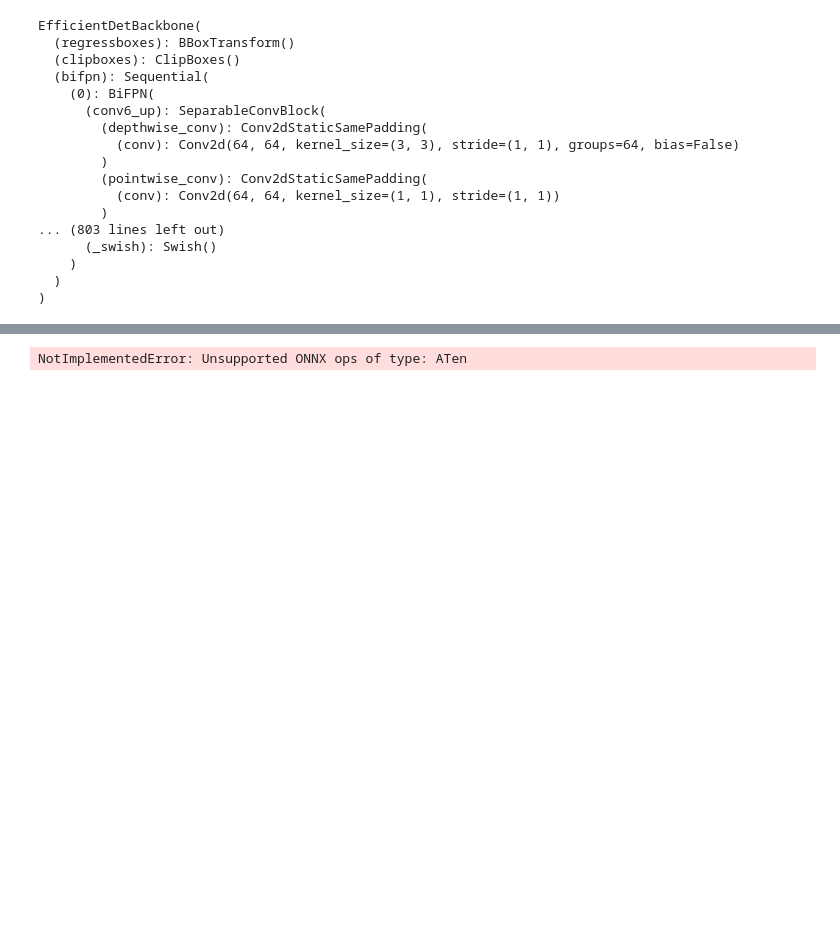
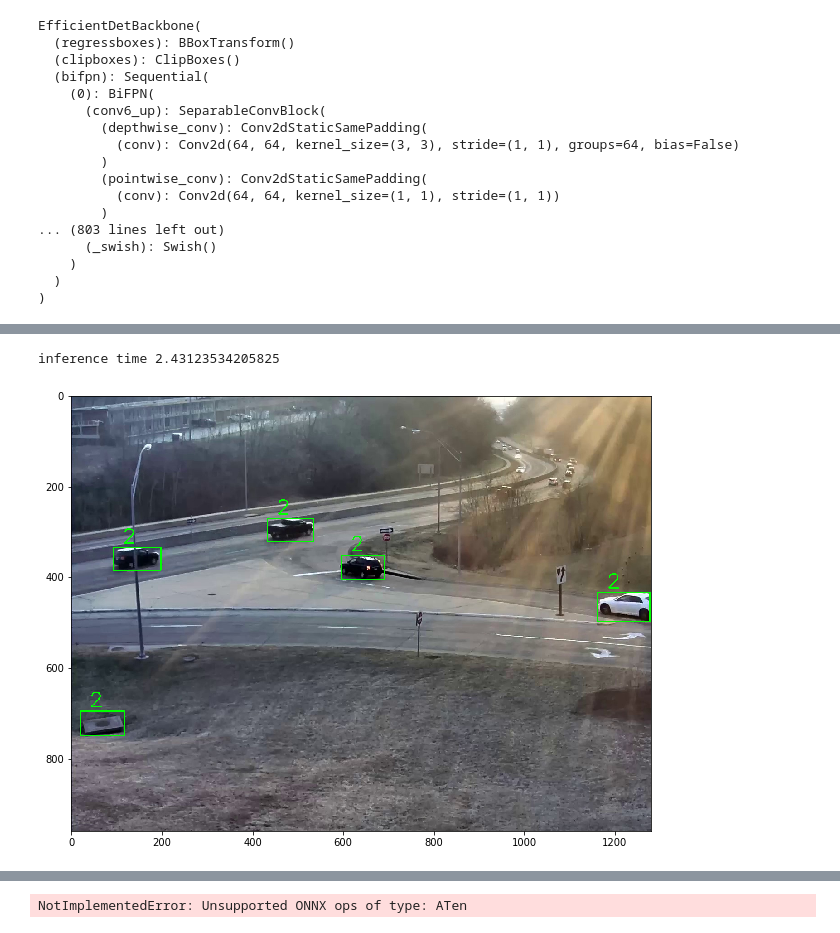
Before and after one commit to lyn1874/efficient_traffic_count_on_edge_devices, a Jupyter notebook: convert_onnx.ipynb, the cells around one changed output, grey strips where cells are left out. Drawn from its saved outputs; the diff is of its cells as text; code cells hidden in the pictures; blank space fills up the shorter version.

```diff
--- a/convert_onnx.ipynb
+++ b/convert_onnx.ipynb
@@ -119,0 +120,28 @@ RuntimeError: PyTorch convert function for op 'constant_pad_nd' not implemented.
+# %%
+import utils.utils as input_utils
+imp.reload(input_utils)
+img_path = "/project_scratch/bo/normal_data/aic2020/AIC20_track1/Dataset_A_Frame/cam_1_dawn/frame_00000304.jpg"
+# img_path = "frames/clip/frame_00000020.jpg"
+time_init = time.time()
+
+
+ori_imgs, framed_imgs, \
+    framed_metas = input_utils.preprocess(img_path, max_size=input_size[compound_coef])
+x = torch.from_numpy(framed_imgs[0]).to(device).unsqueeze(0).permute(0, 3, 1, 2)
+trace_output = traced_model(x)
+regression = trace_output[:, :, :4]
+classification = trace_output[:, :, 4:-4]
+anchors = trace_output[:, :, -4:]
+
+
+threshold = 0.3
+nms_threshold = 0.4
+preds = input_utils.postprocess(anchors, regression, classification, threshold, nms_threshold)
+preds = input_utils.invert_affine(framed_metas, preds)[0]
+print("inference time", 1/(time.time() - time_init))
+
+
+vu.show_bbox(ori_imgs[0], preds["rois"], preds["class_ids"], "pred", show=True)
+# %% [output]
+inference time 2.43123534205825
+[figure, added]
```
Also changed, not shown: parts of 17 cells of this notebook, 6 other files.
